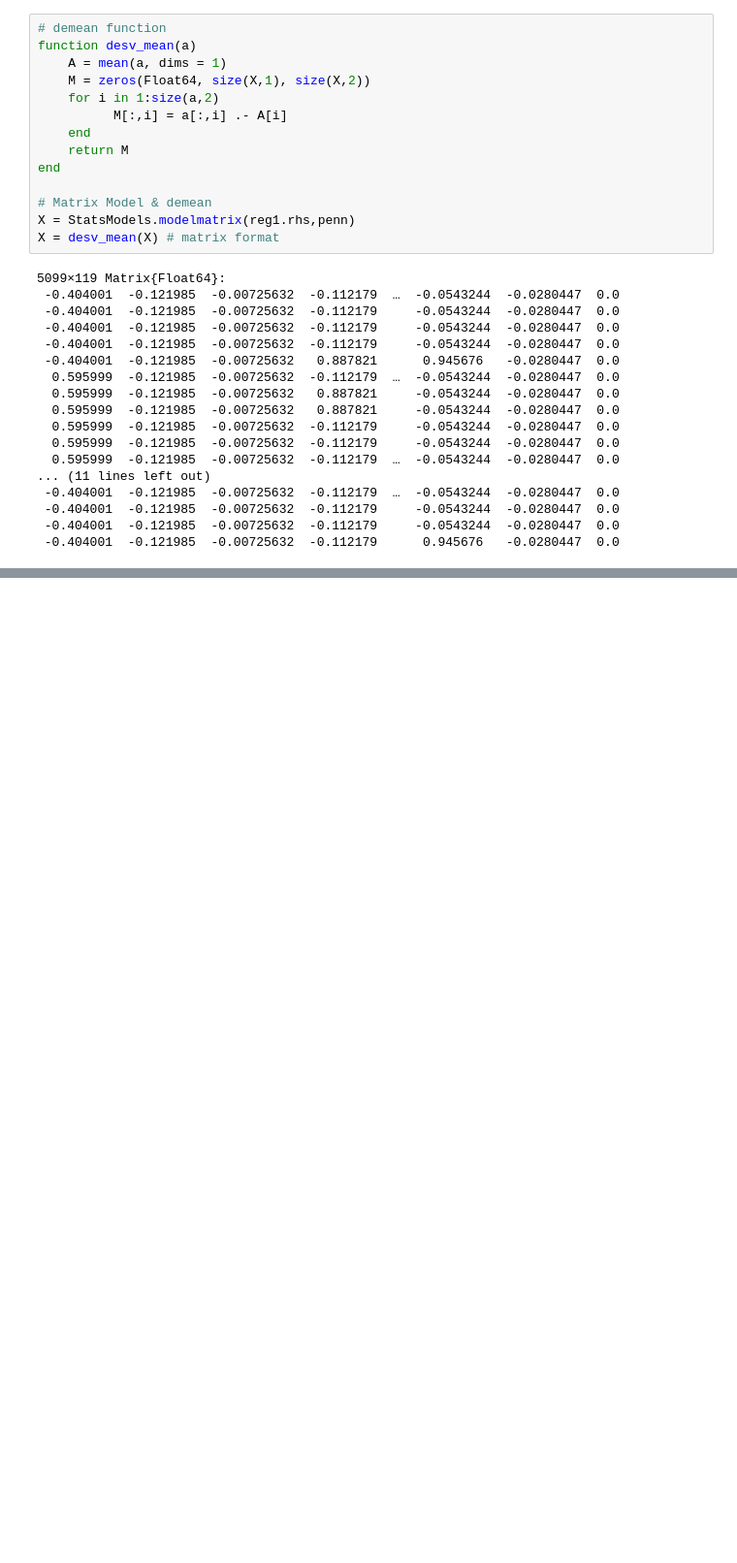
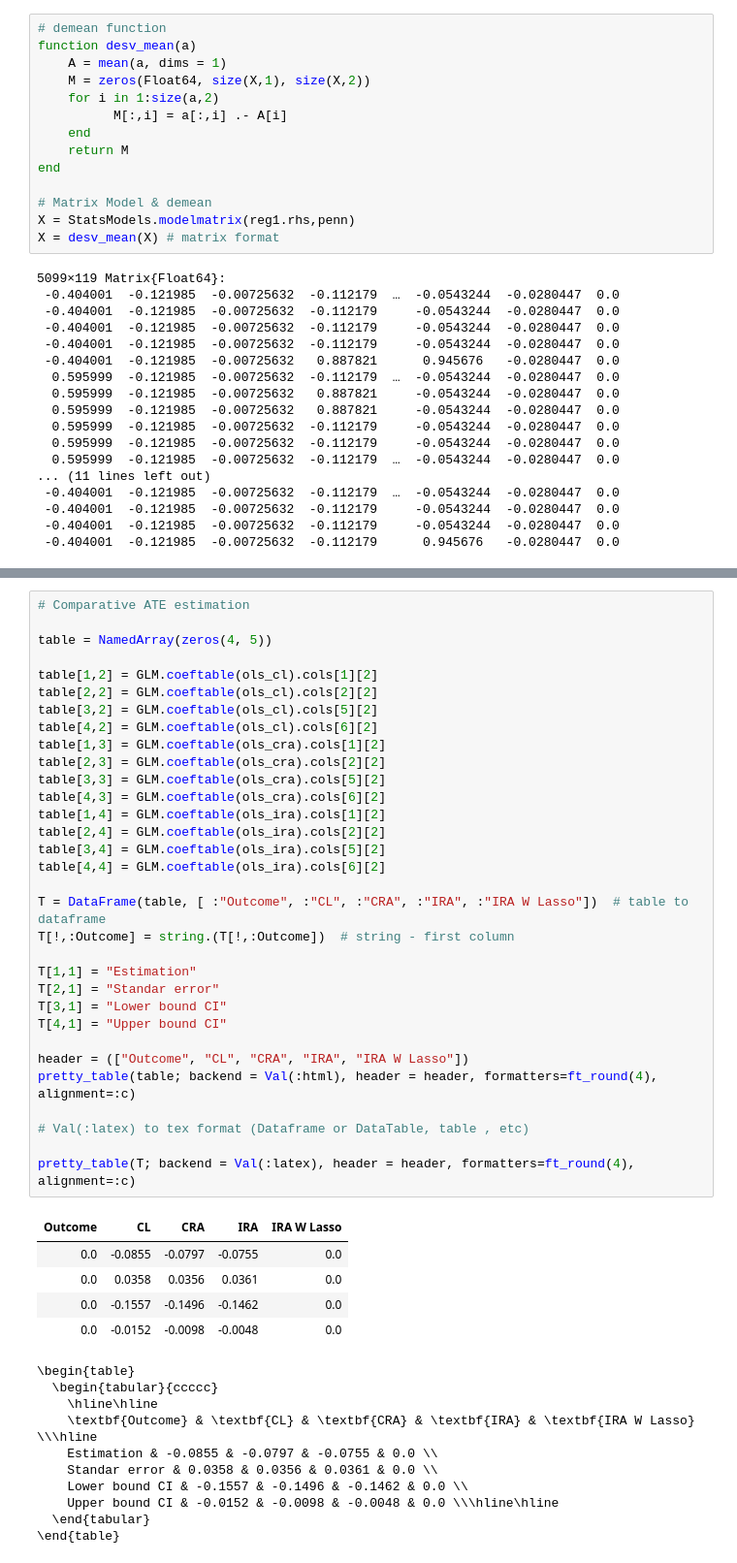
Before and after one commit to alexanderquispe/14.38_Causal_ML, a Jupyter notebook: Julia_Notebooks/RCT_Precision_Adjustment.ipynb, the cells around one changed output, grey strips where cells are left out. Shown at 97% size. Saved outputs shown, nothing was run; the diff lists cells and outputs as text; blank space fills up the shorter version.

```diff
--- a/Julia_Notebooks/RCT_Precision_Adjustment.ipynb
+++ b/Julia_Notebooks/RCT_Precision_Adjustment.ipynb
@@ -312,0 +354,48 @@ Table with 5 columns and 2 rows:
+# %%
+# Comparative ATE estimation
+
+table = NamedArray(zeros(4, 5))
+
+table[1,2] = GLM.coeftable(ols_cl).cols[1][2]
+table[2,2] = GLM.coeftable(ols_cl).cols[2][2]
+table[3,2] = GLM.coeftable(ols_cl).cols[5][2]
+table[4,2] = GLM.coeftable(ols_cl).cols[6][2]
+table[1,3] = GLM.coeftable(ols_cra).cols[1][2]
+table[2,3] = GLM.coeftable(ols_cra).cols[2][2]
+table[3,3] = GLM.coeftable(ols_cra).cols[5][2]
+table[4,3] = GLM.coeftable(ols_cra).cols[6][2]
+table[1,4] = GLM.coeftable(ols_ira).cols[1][2]
+table[2,4] = GLM.coeftable(ols_ira).cols[2][2]
+table[3,4] = GLM.coeftable(ols_ira).cols[5][2]
+table[4,4] = GLM.coeftable(ols_ira).cols[6][2]
+
+T = DataFrame(table, [ :"Outcome", :"CL", :"CRA", :"IRA", :"IRA W Lasso"])  # table to dataframe
+T[!,:Outcome] = string.(T[!,:Outcome])  # string - first column
+
+T[1,1] = "Estimation"
+T[2,1] = "Standar error"
+T[3,1] = "Lower bound CI"
+T[4,1] = "Upper bound CI"
+
+header = (["Outcome", "CL", "CRA", "IRA", "IRA W Lasso"])
+pretty_table(table; backend = Val(:html), header = header, formatters=ft_round(4), alignment=:c)
+
+# Val(:latex) to tex format (Dataframe or DataTable, table , etc)
+
+pretty_table(T; backend = Val(:latex), header = header, formatters=ft_round(4), alignment=:c)
+# %% [output]
+| Outcome | CL | CRA | IRA | IRA W Lasso |
+| 0.0 | -0.0855 | -0.0797 | -0.0755 | 0.0 |
+| 0.0 | 0.0358 | 0.0356 | 0.0361 | 0.0 |
+| 0.0 | -0.1557 | -0.1496 | -0.1462 | 0.0 |
+| 0.0 | -0.0152 | -0.0098 | -0.0048 | 0.0 |
+\begin{table}
+  \begin{tabular}{ccccc}
+    \hline\hline
+    \textbf{Outcome} & \textbf{CL} & \textbf{CRA} & \textbf{IRA} & \textbf{IRA W Lasso} \\\hline
+    Estimation & -0.0855 & -0.0797 & -0.0755 & 0.0 \\
+    Standar error & 0.0358 & 0.0356 & 0.0361 & 0.0 \\
+    Lower bound CI & -0.1557 & -0.1496 & -0.1462 & 0.0 \\
+    Upper bound CI & -0.0152 & -0.0098 & -0.0048 & 0.0 \\\hline\hline
+  \end{tabular}
+\end{table}
```
Also changed, not shown: parts of 9 cells of this notebook, 1 other file.
